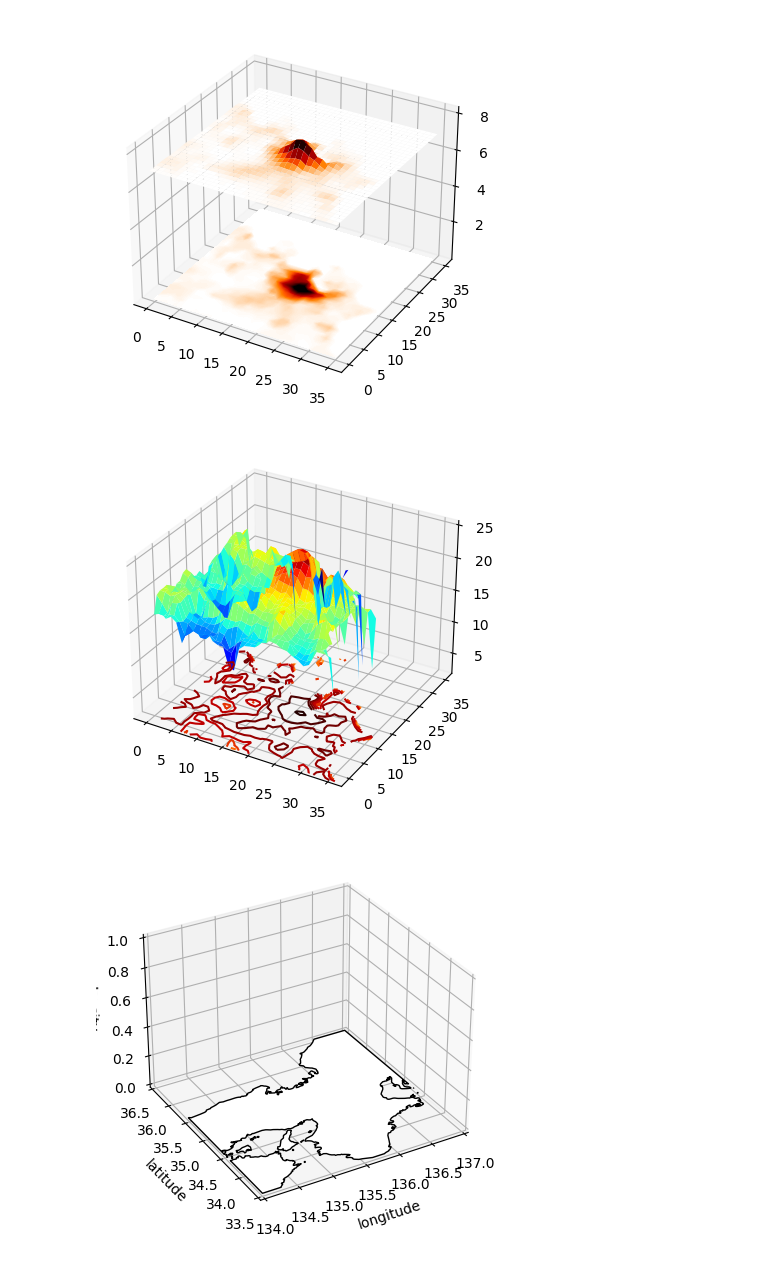
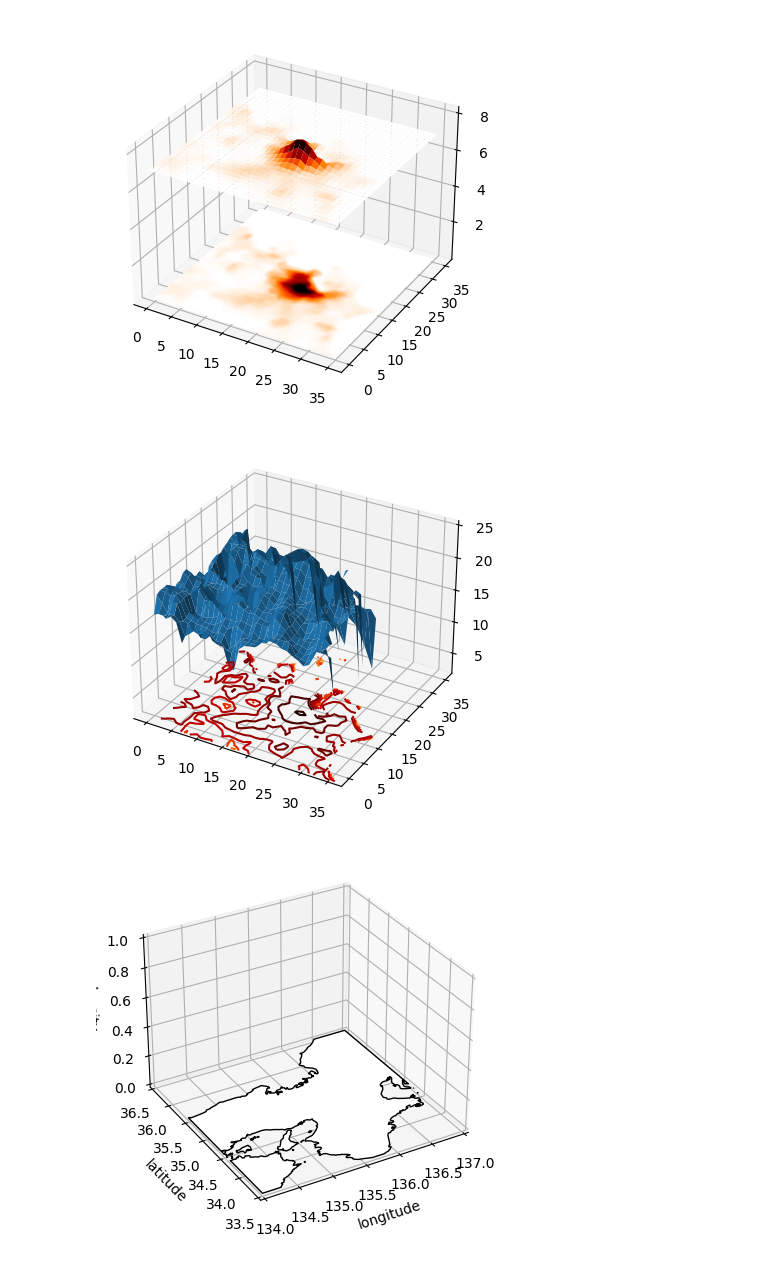
Before and after one commit to HalKiyo/h08_urban, a Jupyter notebook: qgis/pst/3Dplots_population_density.ipynb, the cells around one changed output. Drawn from its saved outputs; the diff is of its cells as text; code cells hidden in the pictures.

```diff
--- a/qgis/pst/3Dplots_population_density.ipynb
+++ b/qgis/pst/3Dplots_population_density.ipynb
@@ -228,20 +231,20 @@ plt.show()
 # %%
 x = np.arange(pop_cropped.shape[1])
 y = np.arange(pop_cropped.shape[0])
 X, Y = np.meshgrid(x, y)
 Z = pop_cropped
 Z_log = np.log(Z)/np.log(2)
 Z_dash = Z_log  + 5
 
 # プロットの作成
 fig = plt.figure()
 ax = fig.add_subplot(111, projection='3d')
 #
-surf = ax.plot_surface(X, Y, Z_dash, cmap='jet', edgecolor='none')
+surf = ax.plot_surface(X, Y, Z_dash, edgecolor='none')
 contour = ax.contour(X, Y, Z_log, 10, cmap='gist_heat_r', offset=0.5)
 plt.show()
 # %% [output]
-[figure, old version]
+[figure, new version]
 # %%
 
 """
```
Also changed, not shown: parts of 3 cells of this notebook.
